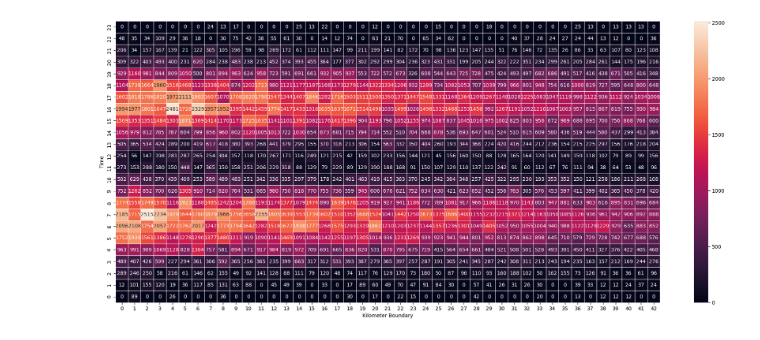
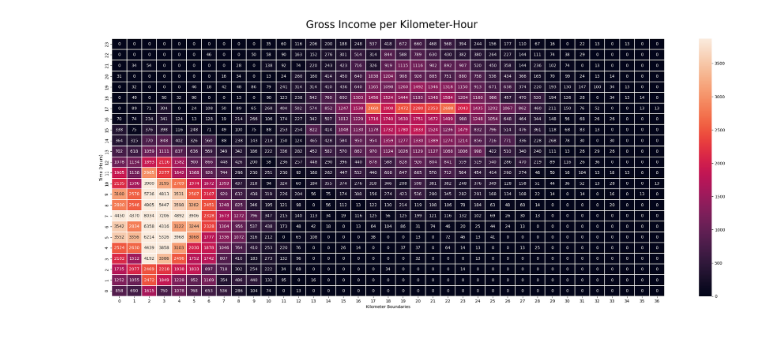
Before and after one commit to JLGAfrica/Python_Projects, a Jupyter notebook: Samples/1_Efficient_Transportation.ipynb, the cells around one changed output. Cells and saved outputs as stored; diff of their text form; code cells hidden in the pictures.

```diff
--- a/Samples/1_Efficient_Transportation.ipynb
+++ b/Samples/1_Efficient_Transportation.ipynb
@@ -81,10 +99,12 @@ df
 # %%
-# Assuming that the information sheet above is what we will work with
+# Cleaning up the data by sorting by boarding_time
+df = df.sort_values('boarding_time')
+df = df.reset_index()
+df = df.drop('index', axis = 1)
 
 # We do not need the exact time a passenger boards, just the hours
-df['hour'] = df['time'].apply(lambda x: x.hour)
+df['boarding_hour'] = df['boarding_time'].apply(lambda x: x.hour)
 
-# Calculate how much we earn per segment of kilometer per hour
-df_gross = df.groupby(['place', 'hour'])['payment'].sum()
-
-df_gross = df_gross.reset_index()
+# Calculate how many passengers we get per kilometer-hour
+passenger_distribution = df.pivot_table(index="boarding_hour", columns="boarding_place", aggfunc = 'size', fill_value=0)
+passenger_distribution
@@ -115,0 +131,4 @@ transportation
+# %%
+# Calculate how much we earn per segment of kilometer per hour
+income_distribution = df.pivot_table(index="boarding_hour", columns="boarding_place", values="boarding_payment", aggfunc = 'sum', fill_value=0)
+income_distribution
@@ -116,10 +166,11 @@ transportation
 # %%
-# Draw a heatmap with the numeric values in each cell
-f, ax = plt.subplots(figsize=(24, 10))
-sns.heatmap(transportation, annot=True, fmt="d", linewidths=.5, ax=ax)
-plt.xlabel('Kilometer Boundary')
-plt.ylabel('Time')
+# Visualizing the income_distribution
+fig, ax = plt.subplots(figsize=(24, 10))
+sns.heatmap(income_distribution, annot = True, fmt = '1.0f', linewidths = 0.1, ax = ax, robust = True)
+plt.xlabel(f'{distance_unit} Boundaries')
+plt.ylabel('Time (Hours)')
+plt.text(13, 25, f'Gross Income per {distance_unit}-Hour', fontsize = 25)
 ax.invert_yaxis()
-plt.show()
+fig.tight_layout()
 # %% [output]
-[figure, old version]
+[figure, new version]
```
Also changed, not shown: parts of 11 cells of this notebook.
